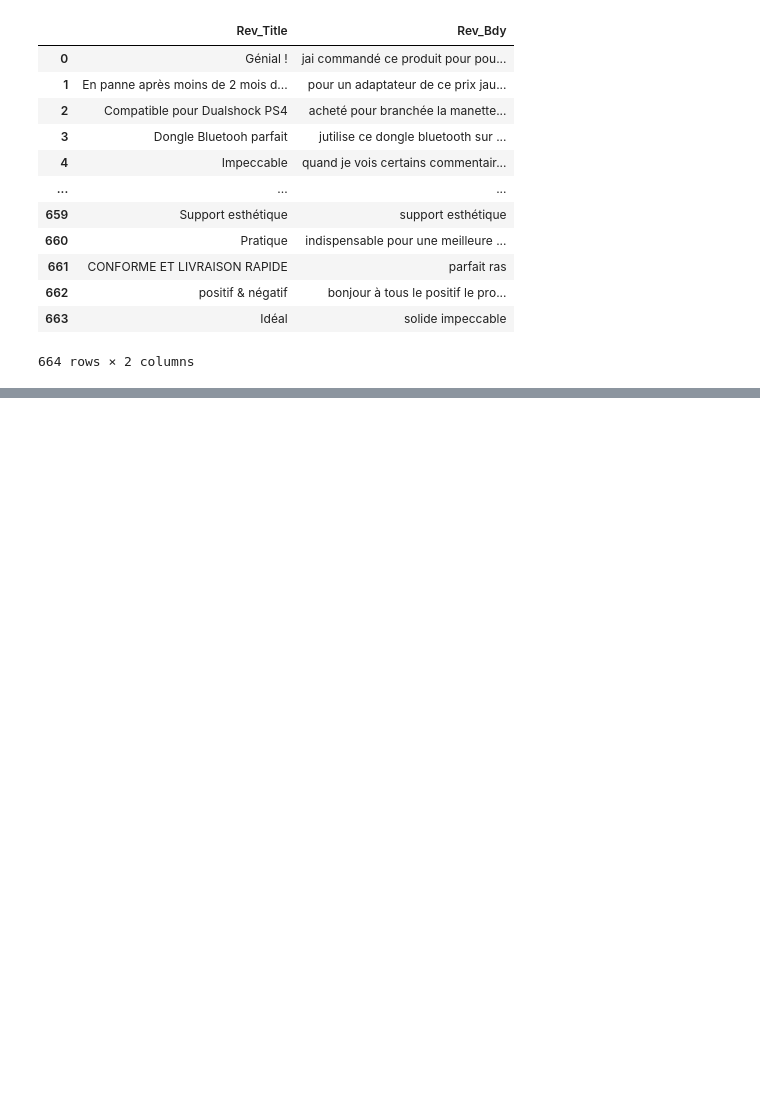
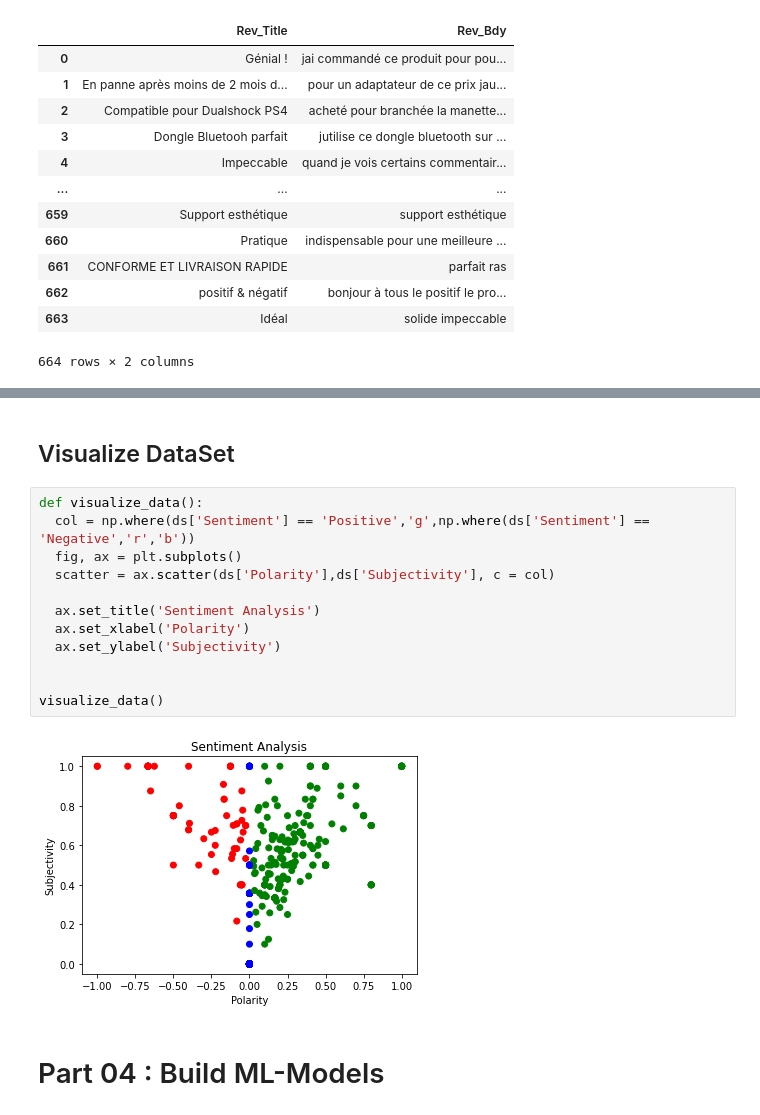
Before and after one commit to ChihabEddine98/AmazonAnalysis, a Jupyter notebook: AmazonAnalysis.ipynb, the cells around one changed output, grey strips where cells are left out. Drawn from its saved outputs; the diff is of its cells as text; blank space fills up the shorter version.

```diff
--- a/AmazonAnalysis.ipynb
+++ b/AmazonAnalysis.ipynb
@@ -479,0 +515,18 @@ M1
+# %% [markdown]
+## Visualize DataSet
+# %%
+def visualize_data():
+  col = np.where(ds['Sentiment'] == 'Positive','g',np.where(ds['Sentiment'] == 'Negative','r','b'))
+  fig, ax = plt.subplots()
+  scatter = ax.scatter(ds['Polarity'],ds['Subjectivity'], c = col)
+
+  ax.set_title('Sentiment Analysis')
+  ax.set_xlabel('Polarity')
+  ax.set_ylabel('Subjectivity')
+
+
+visualize_data()
+# %% [output]
+[figure, added]
+# %% [markdown]
+# Part 04 : Build ML-Models
```
Also changed, not shown: parts of 17 cells of this notebook.
